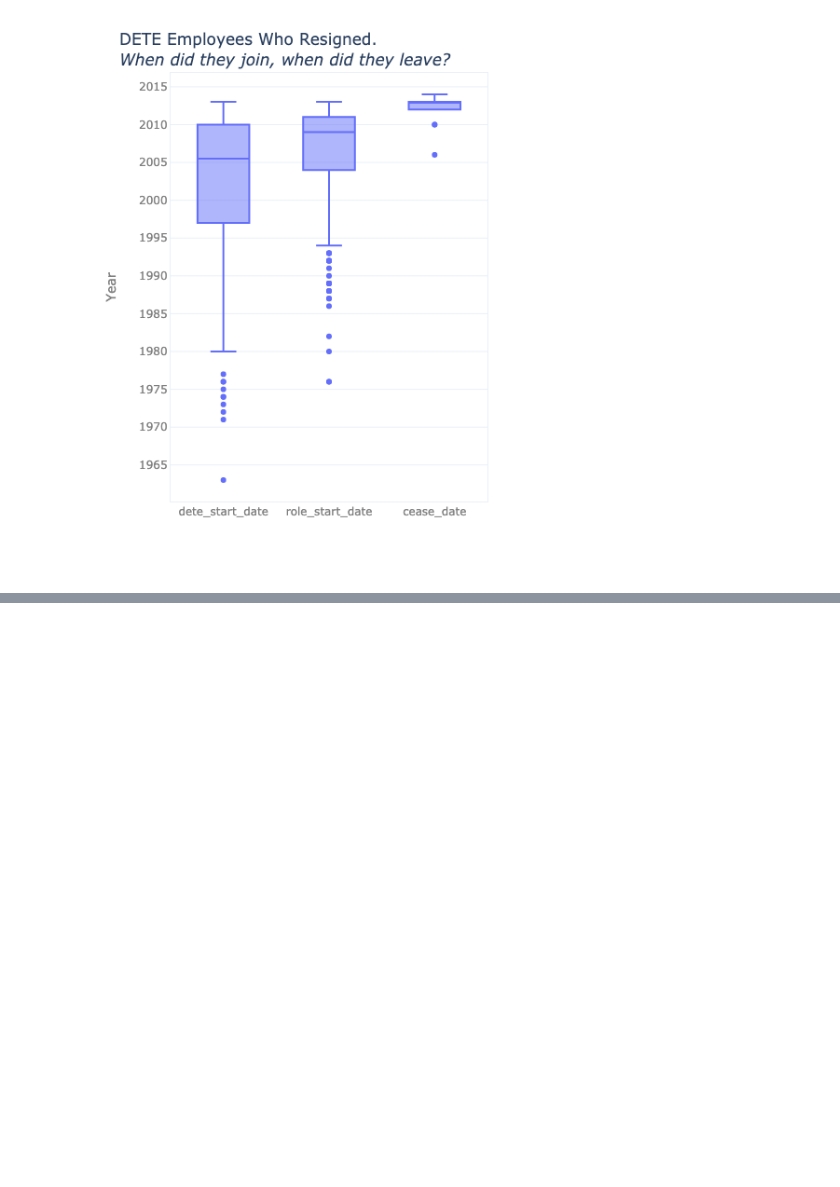
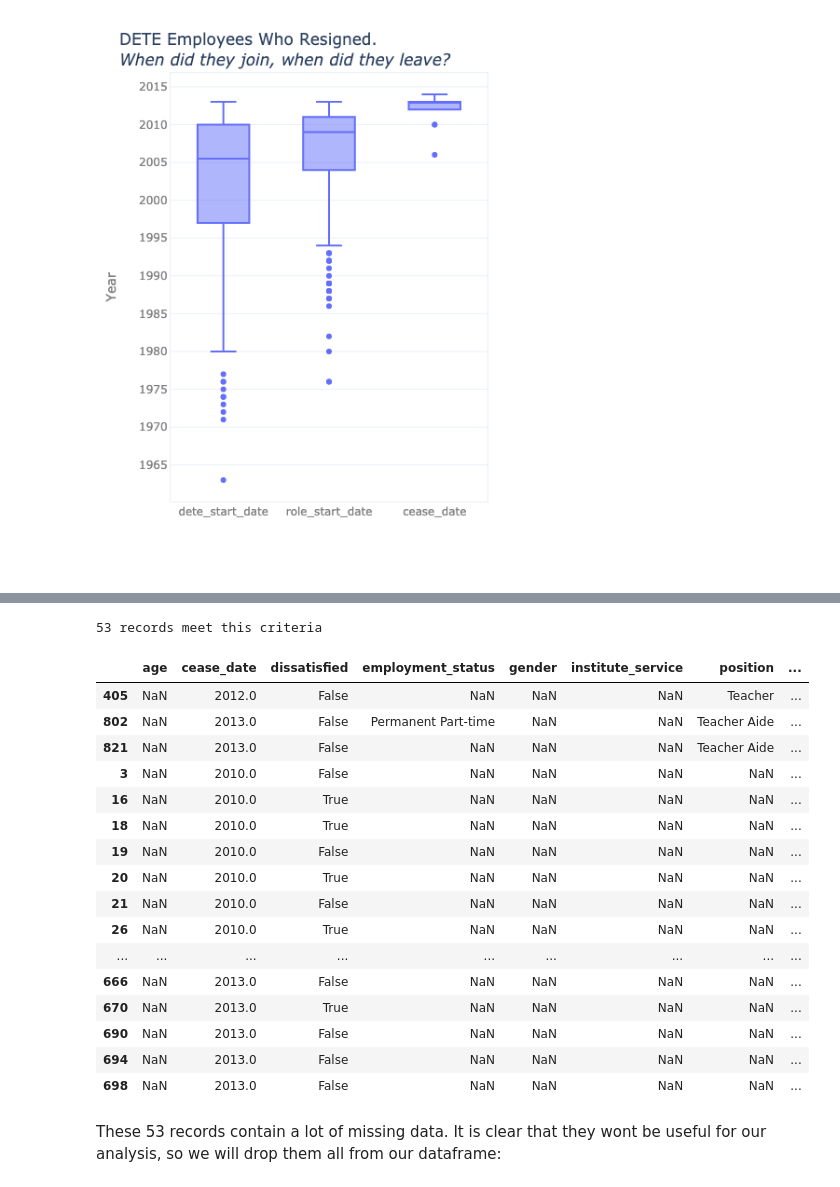
Before and after one commit to Lippins/Employee_exit_surveys, a Jupyter notebook: notebook.ipynb, the cells around one changed output, grey strips where cells are left out. Saved outputs shown, nothing was run; the diff lists cells and outputs as text; code cells hidden in the pictures; blank space fills up the shorter version.

Commit message:
Complete data cleaning

```diff
--- a/notebook.ipynb
+++ b/notebook.ipynb
@@ -901,0 +738,5 @@ dete_updated.head()
+# %%
+for column in dissatisfied_tafe:
+    pretty_print(tafe_resignations[column].value_counts(dropna=False),
+             ['Unique Values', 'Count'], colors[0],
+             'TAFE: '+ column)
@@ -933,0 +985,2 @@ memory usage: 51.4+ KB
+# %%
+combined.drop('id', axis=1, inplace=True)
@@ -933,0 +1027,13 @@ memory usage: 51.4+ KB
+# %%
+pattern = r"(\d+)" # matches one or more repetition of numbers between the range [0-9]
+
+# Extract values from institute service based on the defined pattern
+combined['institute_service'] = (combined['institute_service'].astype('str')
+                                                              .str.extract(pattern)
+                                                              .astype(float)
+                                )
+
+# Preview results
+pretty_print(combined['institute_service'].value_counts(dropna=False),
+             ['Institute service', 'Count'], colors[1],
+             'Institute Service Entries - After cleaning')
@@ -933,0 +1060,20 @@ memory usage: 51.4+ KB
+# %%
+def map_career_state(value):
+    '''Maps value to a corresponding service category'''
+    if pd.isnull(value):
+        return np.nan
+    elif value < 3:
+        return 'New'
+    elif (value >=3 and value <=6):
+        return 'Experienced'
+    elif (value >=7 and value <=10):
+        return 'Established'
+    else:
+        return 'Veteran'
+
+# Apply function to the combined dataframe
+combined['service_category'] = combined['institute_service'].apply(map_career_state)
+
+pretty_print(combined['service_category'].value_counts(dropna=False),
+             ['Category', 'Count'], colors[1],
+             'Entries For Service Category')
@@ -933,0 +1109,26 @@ memory usage: 51.4+ KB
+# %%
+missing_service_data = combined[(combined['age'].isnull() & combined['service_category'].isnull())]
+
+print('\033[1m' + '\033[91m' + str(missing_service_data.shape[0]) + ' records meet this criteria' + '\033[0m')
+missing_service_data
+# %% [output]
+53 records meet this criteria
+|  | age | cease_date | dissatisfied | employment_status | gender | institute_service | position | ... |
+| 405 | NaN | 2012.0 | False | NaN | NaN | NaN | Teacher | ... |
+| 802 | NaN | 2013.0 | False | Permanent Part-time | NaN | NaN | Teacher Aide | ... |
+| 821 | NaN | 2013.0 | False | NaN | NaN | NaN | Teacher Aide | ... |
+| 3 | NaN | 2010.0 | False | NaN | NaN | NaN | NaN | ... |
+| 16 | NaN | 2010.0 | True | NaN | NaN | NaN | NaN | ... |
+| 18 | NaN | 2010.0 | True | NaN | NaN | NaN | NaN | ... |
+| 19 | NaN | 2010.0 | False | NaN | NaN | NaN | NaN | ... |
+| 20 | NaN | 2010.0 | True | NaN | NaN | NaN | NaN | ... |
+| 21 | NaN | 2010.0 | False | NaN | NaN | NaN | NaN | ... |
+| 26 | NaN | 2010.0 | True | NaN | NaN | NaN | NaN | ... |
+| ... | ... | ... | ... | ... | ... | ... | ... | ... |
+| 666 | NaN | 2013.0 | False | NaN | NaN | NaN | NaN | ... |
+| 670 | NaN | 2013.0 | True | NaN | NaN | NaN | NaN | ... |
+| 690 | NaN | 2013.0 | False | NaN | NaN | NaN | NaN | ... |
+| 694 | NaN | 2013.0 | False | NaN | NaN | NaN | NaN | ... |
+| 698 | NaN | 2013.0 | False | NaN | NaN | NaN | NaN | ... |
+# %% [markdown]
+These 53 records contain a lot of missing data. It is clear that they wont be useful for our analysis, so we will drop them all from our dataframe:
```
Also changed, not shown: parts of 118 cells of this notebook.
